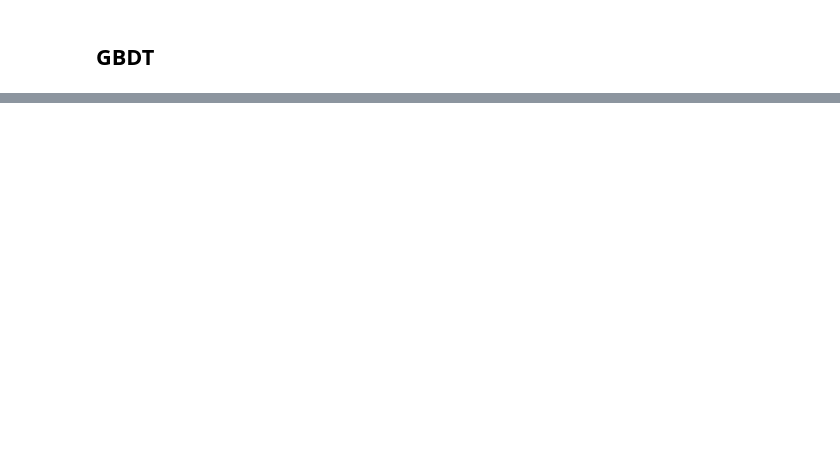
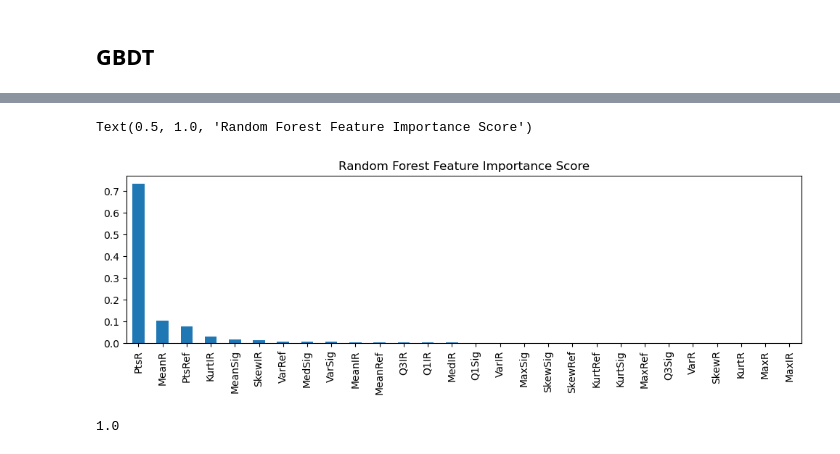
Before and after one commit to muthuganeshece/MLProjects, a Jupyter notebook: LIDAR/Notebook/ModelDevelopment.ipynb, the cells around one changed output, grey strips where cells are left out. Cells and saved outputs as stored; diff of their text form; code cells hidden in the pictures; blank space fills up the shorter version.

```diff
--- a/LIDAR/Notebook/ModelDevelopment.ipynb
+++ b/LIDAR/Notebook/ModelDevelopment.ipynb
@@ -213,0 +346,12 @@ array(['MeanR', 'VarR', 'MaxR', 'SkewR', 'KurtR', 'PtsR', 'MeanSig',
+# %%
+plt.figure(figsize=(12,3))
+df_scores.loc[2].abs().sort_values(ascending=False).plot(kind='bar')
+
+plt.title("Random Forest Feature Importance Score")
+# %% [output]
+Text(0.5, 1.0, 'Random Forest Feature Importance Score')
+[figure, added]
+# %%
+df_scores.loc[2].sort_values(ascending=False)
+# %% [output]
+1.0
```
Also changed, not shown: parts of 67 cells of this notebook.
